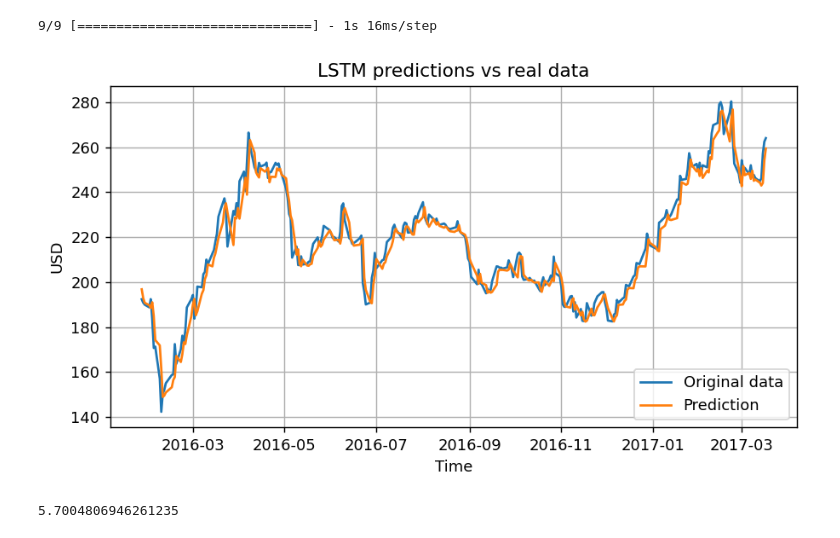
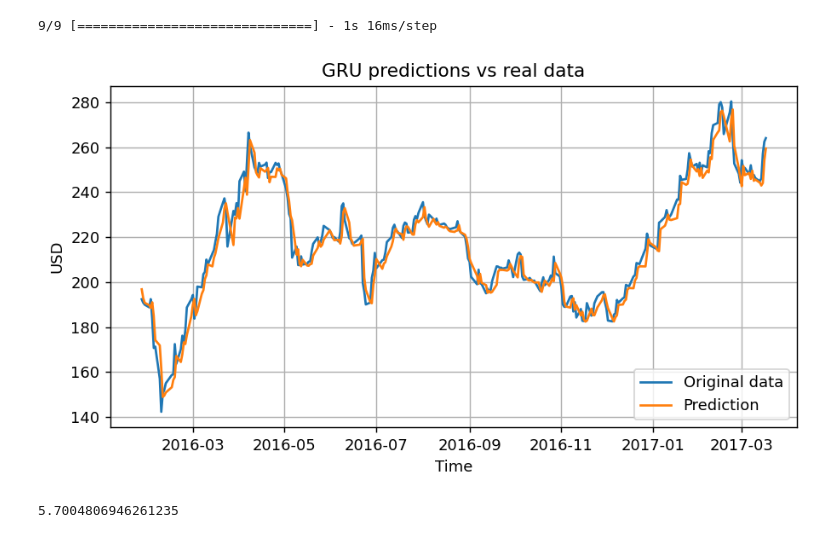
Before and after one commit to adamaj99pwr/ML, a Jupyter notebook: lab5/lab5.ipynb, the cells around one changed output. Drawn from its saved outputs; the diff is of its cells as text; code cells hidden in the pictures.

```diff
--- a/lab5/lab5.ipynb
+++ b/lab5/lab5.ipynb
@@ -402,14 +402,14 @@ y_test_noscaling = scaler.inverse_transform(y_test)
 # %%
 plt.plot(test_dates[50:], y_test_noscaling, label='Original data')
 plt.plot(test_dates[50:], y_pred_gru_noscaling, label='Prediction')
 plt.legend()
 plt.grid()
-plt.title('LSTM predictions vs real data')
+plt.title('GRU predictions vs real data')
 plt.xlabel('Time')
 plt.ylabel('USD')
 plt.show()
 # %% [output]
-[figure, old version]
+[figure, new version]
 # %%
 RMSE3 = np.sqrt(np.square(np.subtract(y_test_noscaling, y_pred_gru_noscaling)).mean())
 RMSE3
```
